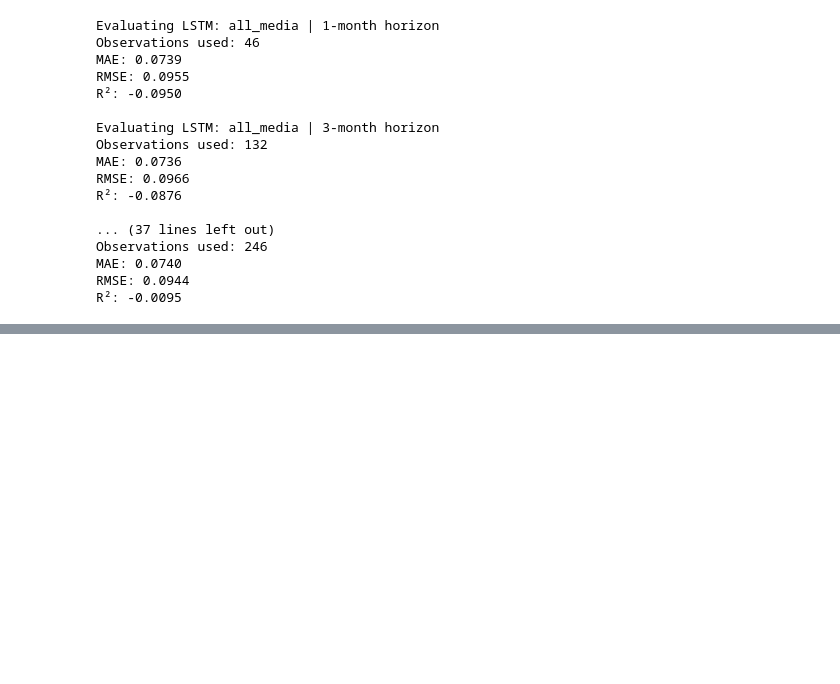
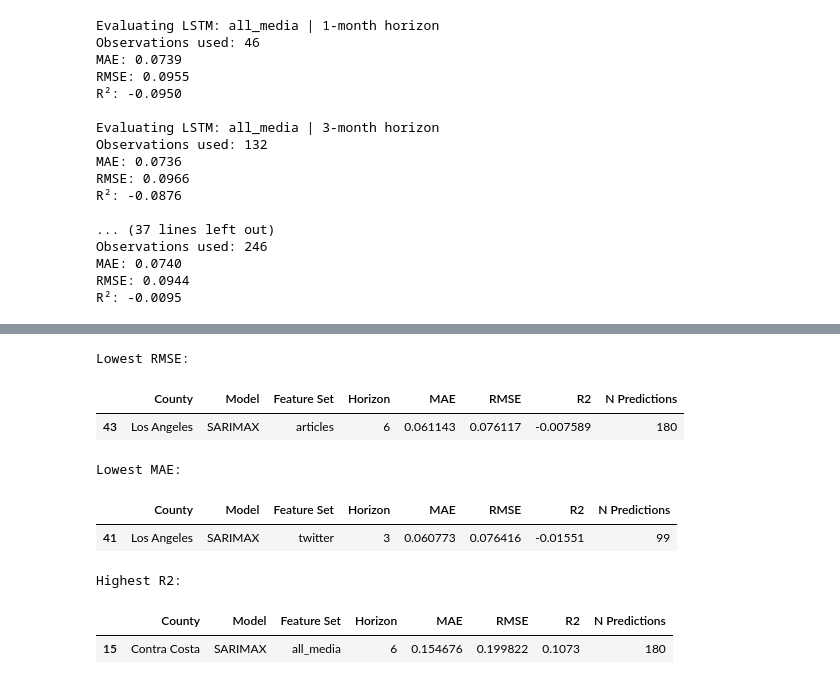
Before and after one commit to MBanuelos/ValleyFever-MediaSignals, a Jupyter notebook: notebooks/Media_LSTM.ipynb, the cells around one changed output, grey strips where cells are left out. Cells and saved outputs as stored; diff of their text form; code cells hidden in the pictures; blank space fills up the shorter version.

```diff
--- a/notebooks/Media_LSTM.ipynb
+++ b/notebooks/Media_LSTM.ipynb
@@ -1331,0 +1473,34 @@ Alameda | articles | horizon=6 | 30 splits complete
+# %%
+# Lowest RMSE
+lowest_rmse = LSTM_evaluations_table.loc[
+    LSTM_evaluations_table["RMSE"].idxmin()
+]
+
+# Lowest MAE
+lowest_mae = LSTM_evaluations_table.loc[
+    LSTM_evaluations_table["MAE"].idxmin()
+]
+
+# Highest RMSE
+highest_r2 = LSTM_evaluations_table.loc[
+    LSTM_evaluations_table["R2"].idxmax()
+]
+
+print("Lowest RMSE:")
+display(lowest_rmse.to_frame().T)
+
+print("Lowest MAE:")
+display(lowest_mae.to_frame().T)
+
+print("Highest R2:")
+display(highest_r2.to_frame().T)
+# %% [output]
+Lowest RMSE:
+|  | County | Model | Feature Set | Horizon | MAE | RMSE | R2 | N Predictions |
+| 43 | Los Angeles | SARIMAX | articles | 6 | 0.061143 | 0.076117 | -0.007589 | 180 |
+Lowest MAE:
+|  | County | Model | Feature Set | Horizon | MAE | RMSE | R2 | N Predictions |
+| 41 | Los Angeles | SARIMAX | twitter | 3 | 0.060773 | 0.076416 | -0.01551 | 99 |
+Highest R2:
+|  | County | Model | Feature Set | Horizon | MAE | RMSE | R2 | N Predictions |
+| 15 | Contra Costa | SARIMAX | all_media | 6 | 0.154676 | 0.199822 | 0.1073 | 180 |
```
Also changed, not shown: parts of 7 cells of this notebook, 3 other files.
